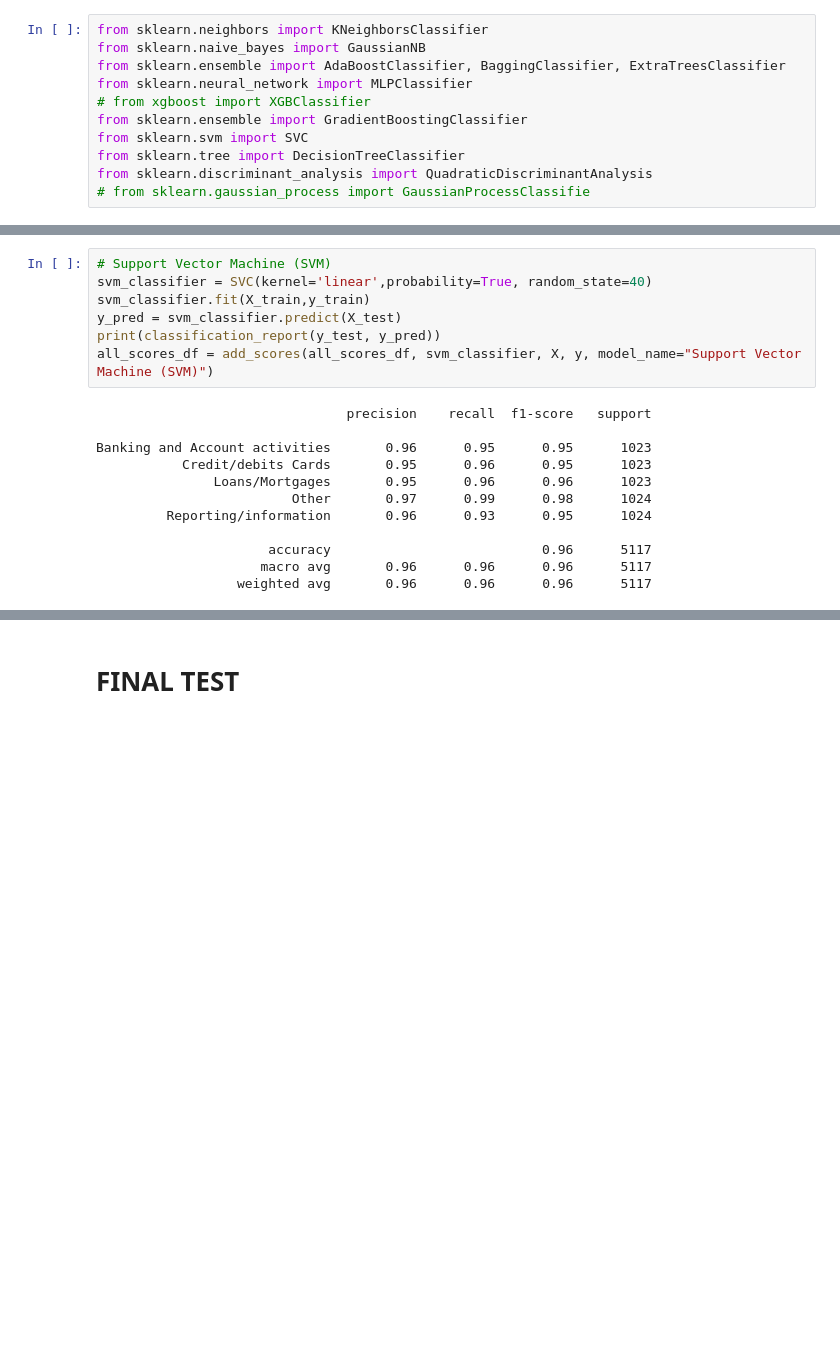
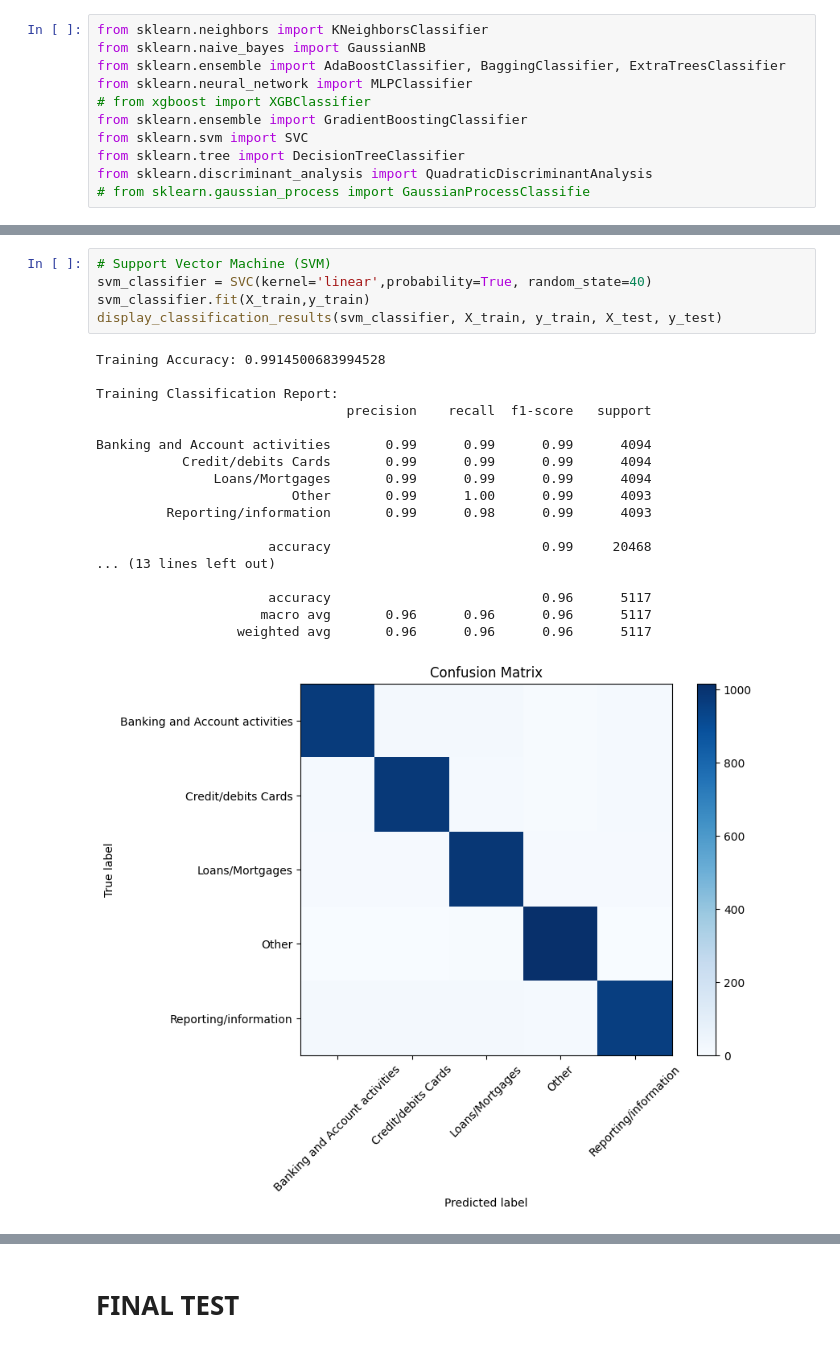
Before and after one commit to mosinsky/Multiclass_Classification, a Jupyter notebook: model.ipynb, the cells around one changed output, grey strips where cells are left out. Drawn from its saved outputs; the diff is of its cells as text; blank space fills up the shorter version.

```diff
--- a/model.ipynb
+++ b/model.ipynb
@@ -581,22 +655,27 @@ Banking and Account activities       0.89      0.93      0.91      1023
 # %%
 # Support Vector Machine (SVM)
 svm_classifier = SVC(kernel='linear',probability=True, random_state=40)
 svm_classifier.fit(X_train,y_train)
-y_pred = svm_classifier.predict(X_test)
-print(classification_report(y_test, y_pred))
-all_scores_df = add_scores(all_scores_df, svm_classifier, X, y, model_name="Support Vector Machine (SVM)")
+display_classification_results(svm_classifier, X_train, y_train, X_test, y_test)
 # %% [output]
+Training Accuracy: 0.9914500683994528
+
+Training Classification Report:
                                 precision    recall  f1-score   support
 
-Banking and Account activities       0.96      0.95      0.95      1023
-           Credit/debits Cards       0.95      0.96      0.95      1023
-               Loans/Mortgages       0.95      0.96      0.96      1023
-                         Other       0.97      0.99      0.98      1024
-         Reporting/information       0.96      0.93      0.95      1024
+Banking and Account activities       0.99      0.99      0.99      4094
+           Credit/debits Cards       0.99      0.99      0.99      4094
+               Loans/Mortgages       0.99      0.99      0.99      4094
+                         Other       0.99      1.00      0.99      4093
+         Reporting/information       0.99      0.98      0.99      4093
+
+                      accuracy                           0.99     20468
+... (13 lines left out)
 
                       accuracy                           0.96      5117
                      macro avg       0.96      0.96      0.96      5117
                   weighted avg       0.96      0.96      0.96      5117
+[figure, added]
 # %%
 # K-Nearest Neighbors
 knn_classifier = KNeighborsClassifier(n_neighbors=5)
```
Also changed, not shown: parts of 16 cells of this notebook.
